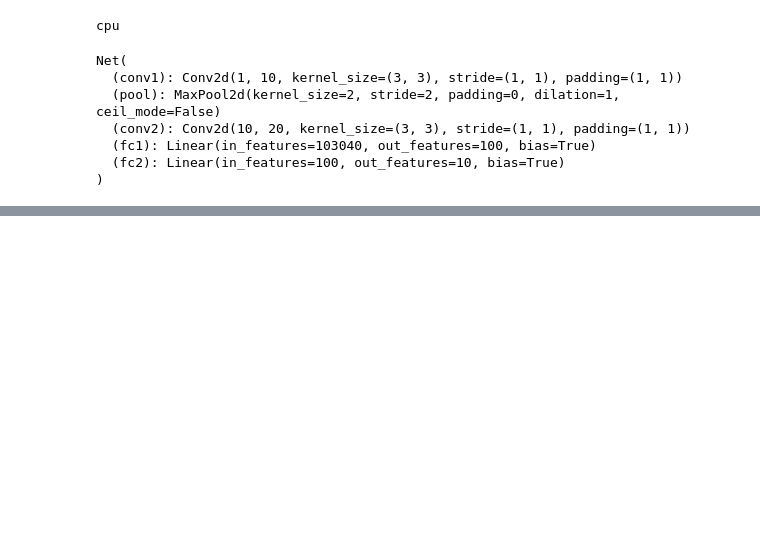
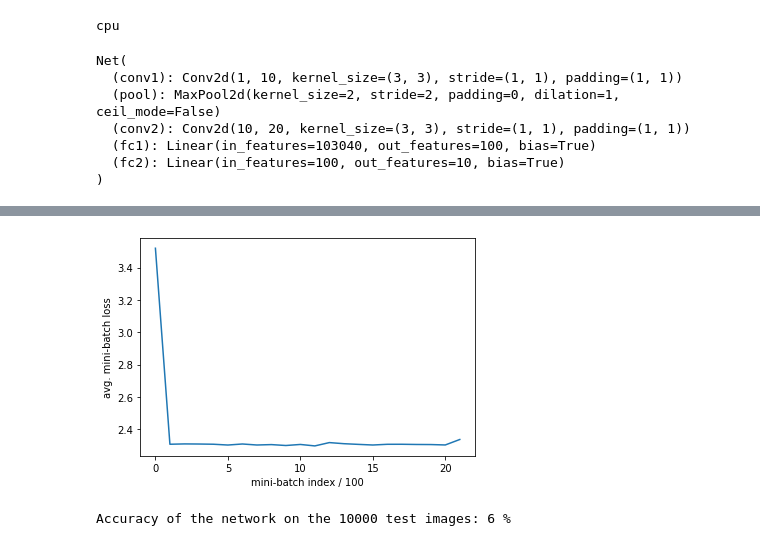
Before and after one commit to LoriRongrong/CNN_transferLearning, a Jupyter notebook: CNN.ipynb, the cells around one changed output, grey strips where cells are left out. Drawn from its saved outputs; the diff is of its cells as text; code cells hidden in the pictures; blank space fills up the shorter version.

```diff
--- a/CNN.ipynb
+++ b/CNN.ipynb
@@ -30,18 +34,21 @@ class GTZANDataset(Dataset):
 
         return (x, y)
 # %%
+batch_size = 1
+
+
 transform = transforms.Compose(
     [transforms.ToTensor(),
      transforms.Normalize((0.5, 0.5, 0.5), (0.5, 0.5, 0.5))])
 
 GTZAN_data = pickle.load(open('data/GTZAN.train', 'rb'))
 trainset = GTZANDataset(GTZAN_data)
-trainloader = torch.utils.data.DataLoader(trainset, batch_size=1,
+trainloader = torch.utils.data.DataLoader(trainset, batch_size=batch_size,
                                           shuffle=True, num_workers=0)
 
 GTZAN_data = pickle.load(open('data/GTZAN.test', 'rb'))
-trainset = GTZANDataset(GTZAN_data)
-trainloader = torch.utils.data.DataLoader(trainset, batch_size=1,
+testset = GTZANDataset(GTZAN_data)
+testloader = torch.utils.data.DataLoader(testset, batch_size=batch_size,
                                           shuffle=True, num_workers=0)
 
 
@@ -55,18 +62,15 @@ print(device)
 cpu
 # %%
 class Net(nn.Module):
-
     def __init__(self):
         super(Net, self).__init__()
-        ###### Fill the blank here ######
         self.conv1 = nn.Conv2d(in_channels=1, out_channels=10, kernel_size=3, stride=1, padding=1)
         self.pool = nn.MaxPool2d(2, 2)
         self.conv2 = nn.Conv2d(in_channels=10, out_channels=20, kernel_size=3, stride=1, padding=1)
-        self.fc1 = nn.Linear(20*32*161, 100)
+        self.fc1 = nn.Linear(20*32*161, 100) # Get the vector of the layer right before the final fc layer and plot tfidf
         self.fc2 = nn.Linear(100, 10)
 
     def forward(self, x):
-        ###### Fill the blank here ######
         x = self.pool(F.relu(self.conv1(x)))
         x = self.pool(F.relu(self.conv2(x)))
         x = x.view(-1, 20*32*161)
@@ -75,8 +79,23 @@ class Net(nn.Module):
 
         return x
 
-net = Net()     # Create the network instance.
-net.to(device)  # Move the network parameters to the specified device.
+class Net(nn.Module):
+    def __init__(self):
+        super(Net, self).__init__()
+        self.conv1 = nn.Conv2d(in_channels=1, out_channels=10, kernel_size=3, stride=1, padding=1)
+        self.pool = nn.MaxPool2d(2, 2)
+        self.conv2 = nn.Conv2d(in_channels=10, out_channels=20, kernel_size=3, stride=1, padding=1)
+        self.fc1 = nn.Linear(20*32*161, 100) # Get the vector of the layer right before the final fc layer and plot tfidf
+        self.fc2 = nn.Linear(100, 10)
+
+    def forward(self, x):
+        x = self.pool(F.relu(self.conv1(x)))
+        x = self.pool(F.relu(self.conv2(x)))
+        x = x.view(-1, 20*32*161)
+        x = F.relu(self.fc1(x))
+        x = self.fc2(x)
+
+        return x
 # %% [output]
 Net(
   (conv1): Conv2d(1, 10, kernel_size=(3, 3), stride=(1, 1), padding=(1, 1))
@@ -145,0 +174,24 @@ KeyboardInterrupt:
+# %%
+plt.plot(avg_losses)
+plt.xlabel('mini-batch index / {}'.format(print_freq))
+plt.ylabel('avg. mini-batch loss')
+plt.show()
+# %% [output]
+[figure, added]
+# %%
+# Get test accuracy.
+correct = 0
+total = 0
+with torch.no_grad():
+    for data in testloader:
+        images, labels = data
+        images, labels = images.to(device), labels.to(device)
+        outputs = net(images)
+        _, predicted = torch.max(outputs.data, 1)
+        total += labels.size(0)
+        correct += (predicted == labels).sum().item()
+
+print('Accuracy of the network on the 10000 test images: %d %%' % (
+    100 * correct / total))
+# %% [output]
+Accuracy of the network on the 10000 test images: 6 %
```
Also changed, not shown: parts of 5 cells of this notebook.
